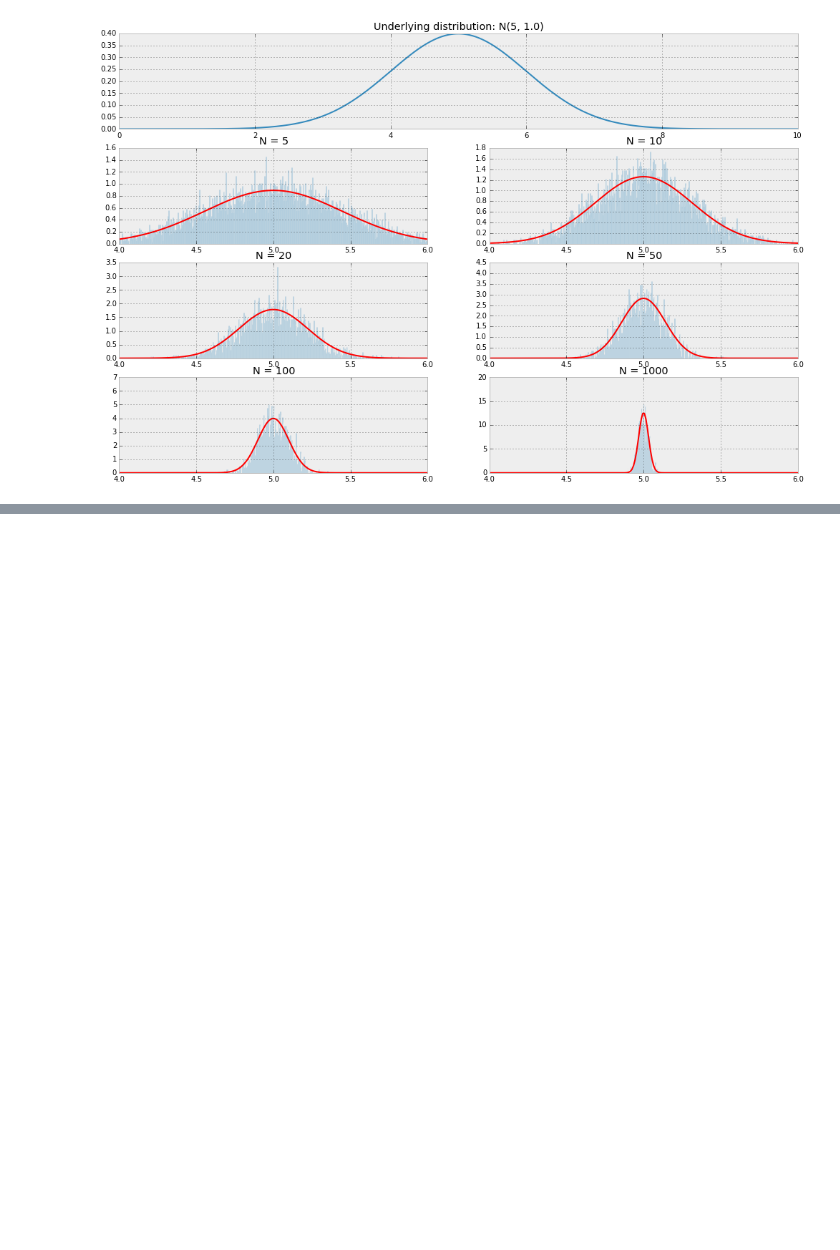
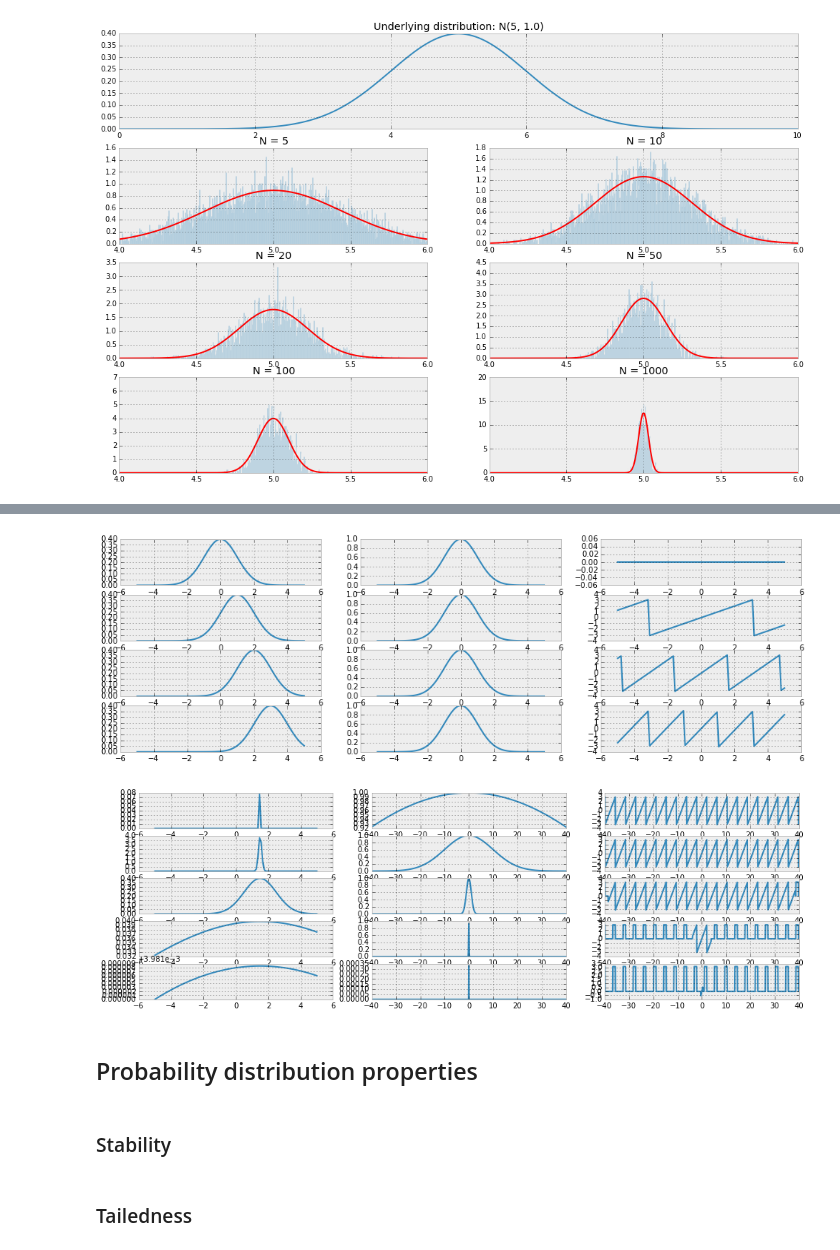
Before and after one commit to abulovic/learn-bayes, a Jupyter notebook: Sampling distributions.ipynb, the cells around one changed output, grey strips where cells are left out. Cells and saved outputs as stored; diff of their text form; code cells hidden in the pictures; blank space fills up the shorter version.

```diff
--- a/Sampling distributions.ipynb
+++ b/Sampling distributions.ipynb
@@ -48,0 +112,41 @@ for idx, N in enumerate([5, 10, 20, 50, 100, 1000]):
+# %%
+import cmath
+
+norm = stats.norm
+
+x = np.linspace(-5, 5, 100)
+figsize(16, 5)
+
+
+_var = 1.
+t = np.linspace(-5, 5, 100)
+for _mean in [0, 1, 2, 3]:
+    plt.subplot(4,3,_mean * 3 + 1)
+    plt.plot(x, norm.pdf(x, _mean, _var))
+    ch_fun = np.exp(1j * _mean * t) * np.exp(-0.5 * (_var * t)**2)
+    plt.subplot(4,3,_mean * 3 + 2)
+    plt.plot(t, np.abs(ch_fun))
+    plt.subplot(4,3,_mean * 3 + 3)
+    plt.plot(t, np.angle(ch_fun))
+
+_mean = 1.5
+plt.figure()
+
+t = np.linspace(-40, 40, 1000)
+for idx, _var in enumerate([0.01, 0.1, 1, 10, 100]):
+    plt.subplot(5,3,idx * 3 + 1)
+    plt.plot(x, norm.pdf(x, _mean, _var))
+    ch_fun = np.exp(1j * _mean * t) * np.exp(-0.5 * (_var * t)**2)
+    plt.subplot(5,3,idx * 3 + 2)
+    plt.plot(t, np.abs(ch_fun))
+    plt.subplot(5,3,idx * 3 + 3)
+    plt.plot(t, np.angle(ch_fun))
+# %% [output]
+[figure, added]
+[figure, added]
+# %% [markdown]
+## Probability distribution properties
+# %% [markdown]
+### Stability
+# %% [markdown]
+### Tailedness
```
Also changed, not shown: parts of 7 cells of this notebook.
